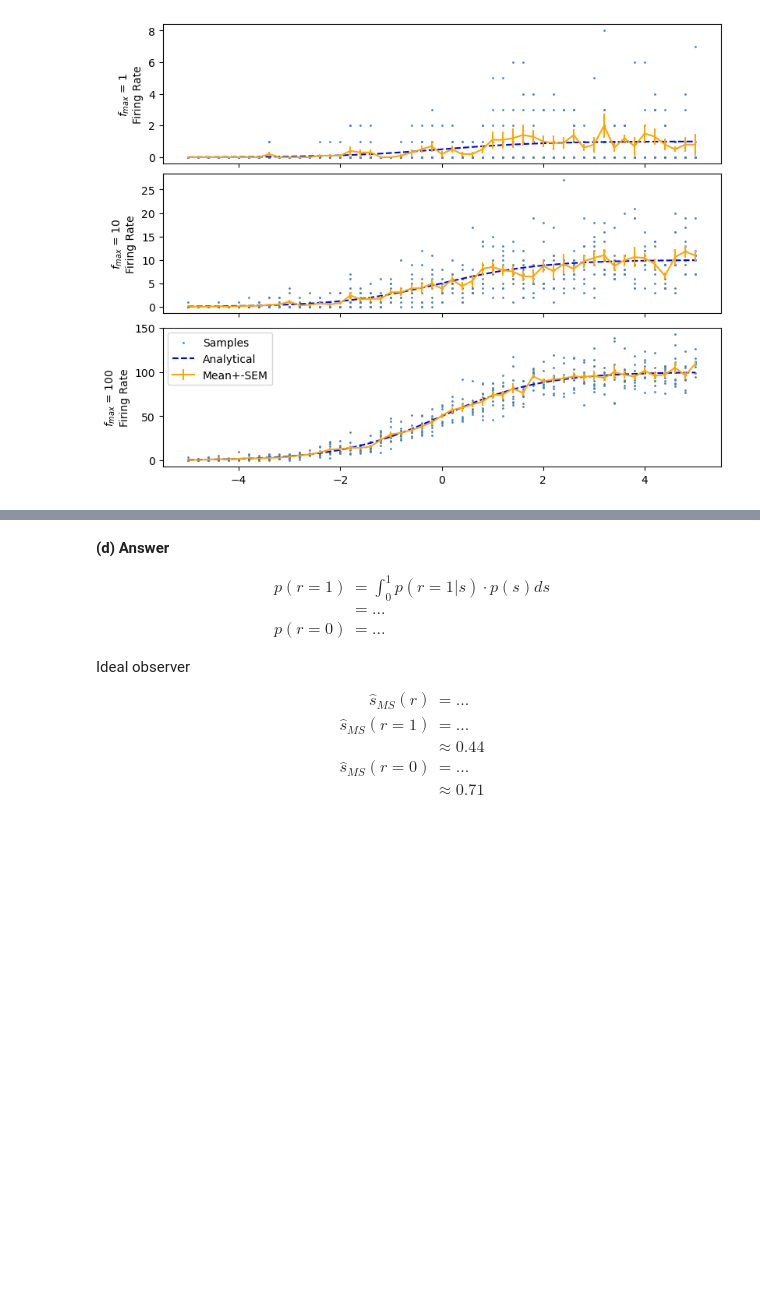
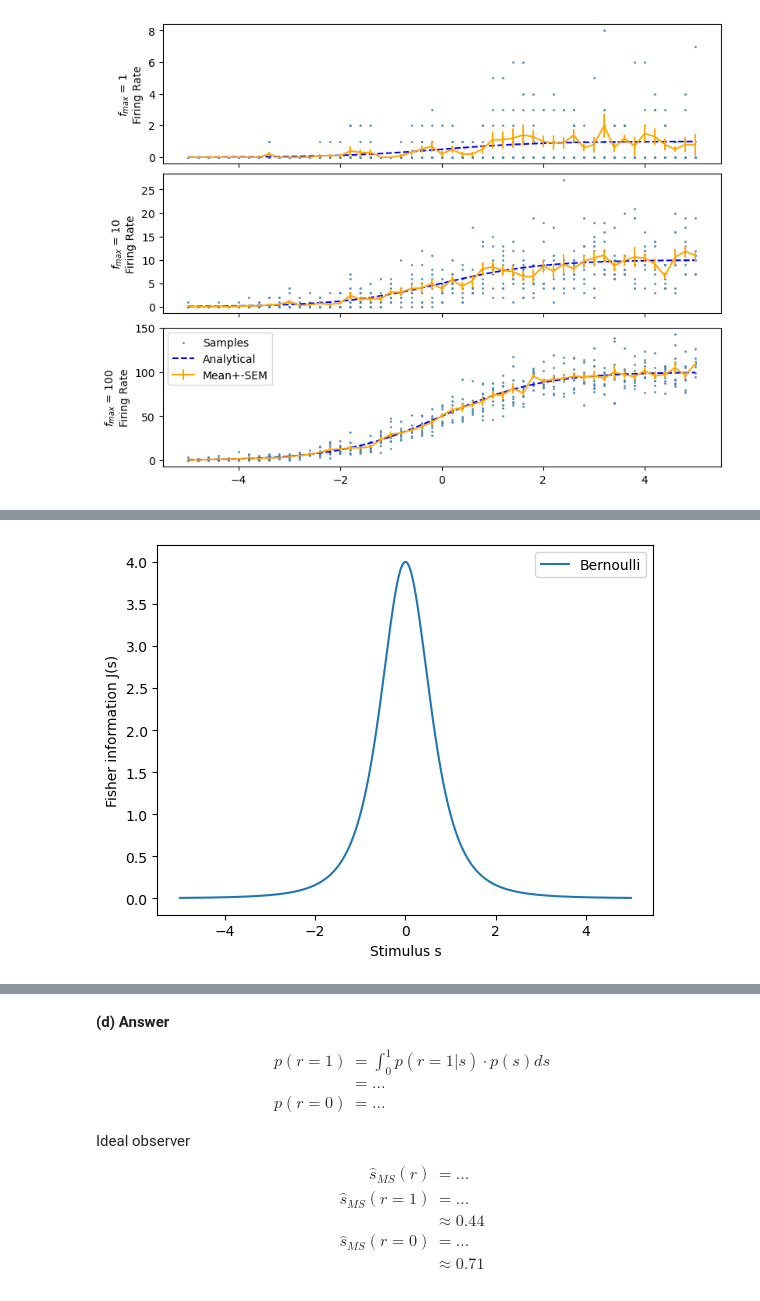
Before and after one commit to kerseviciute/neural-coding, a Jupyter notebook: 2024_Neural_coding_Homework3.ipynb, the cells around one changed output, grey strips where cells are left out. Drawn from its saved outputs; the diff is of its cells as text; code cells hidden in the pictures; blank space fills up the shorter version.

```diff
--- a/2024_Neural_coding_Homework3.ipynb
+++ b/2024_Neural_coding_Homework3.ipynb
@@ -266,8 +261,0 @@ TODO
-# %%
-def f(s):
-    return # TODO
-
-def df(s):
-    return # TODO
-
-# TODO
@@ -302,0 +304,20 @@ MS(s) &= E\left[(s-\hat{s}(r))^2\right] \\
+# %%
+def f(s):
+    return 1 / (1 + math.pow(s, 2))
+
+def df(s):
+    return (-2 * s) / math.pow((1 + math.pow(s, 2)), 2)
+
+def j(s):
+    return 1 / (f(s) * (1 - f(s))) * math.pow(df(s), 2)
+
+ss = np.linspace(-5, 5, num = 1000)
+js = [ j(s) for s in ss ]
+
+plt.plot(ss, js, label = "Bernoulli")
+plt.legend()
+plt.xlabel("Stimulus s")
+plt.ylabel("Fisher information J(s)")
+plt.show()
+# %% [output]
+[figure, added]
```
Also changed, not shown: parts of 12 cells of this notebook.
